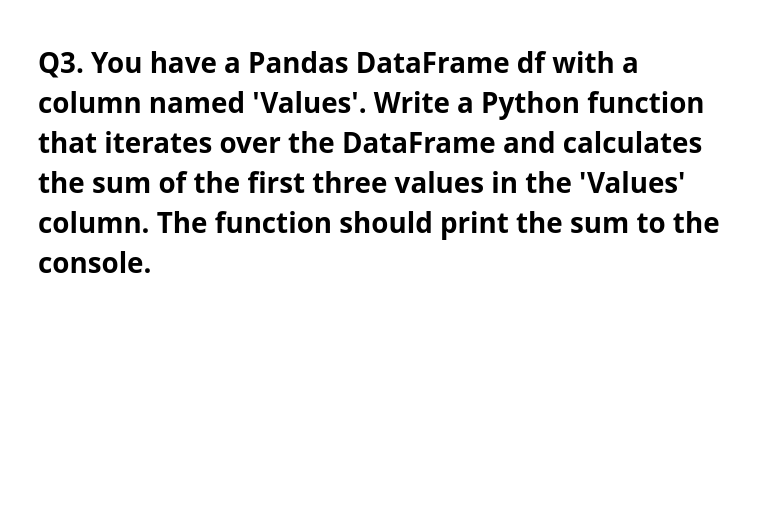
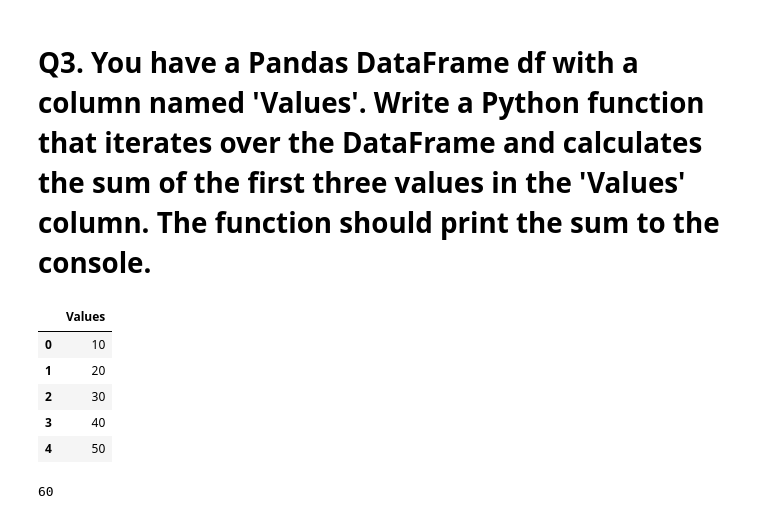
Before and after one commit to Arka1212/Data-Science-Assignments, a Jupyter notebook: Pandas_Advance_Assignment.ipynb, the cells around one changed output. Cells and saved outputs as stored; diff of their text form; code cells hidden in the pictures; blank space fills up the shorter version.

```diff
--- a/Pandas_Advance_Assignment.ipynb
+++ b/Pandas_Advance_Assignment.ipynb
@@ -138,0 +140,16 @@ def first_three(c):
+# %%
+# Creating sample data.
+s_data = pd.DataFrame({'Values': [10,20,30,40,50]})
+s_data
+# %% [output]
+|  | Values |
+| 0 | 10 |
+| 1 | 20 |
+| 2 | 30 |
+| 3 | 40 |
+| 4 | 50 |
+# %%
+# Applying the above function.
+first_three(s_data)
+# %% [output]
+60
```
Also changed, not shown: parts of 13 cells of this notebook.
